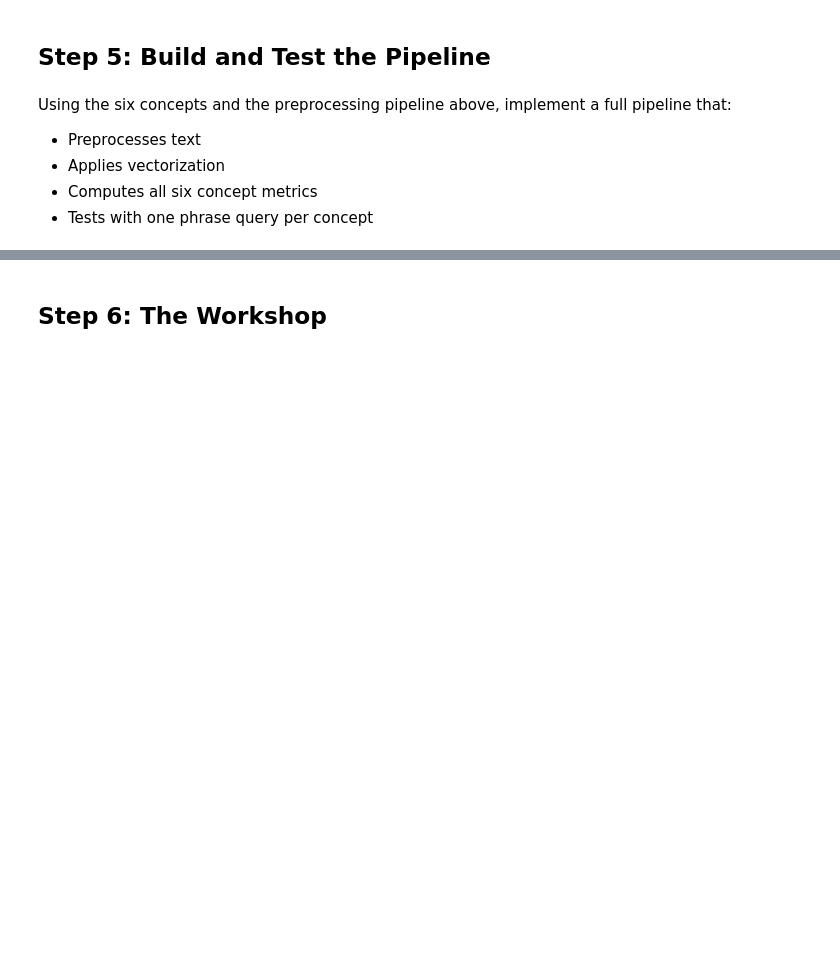
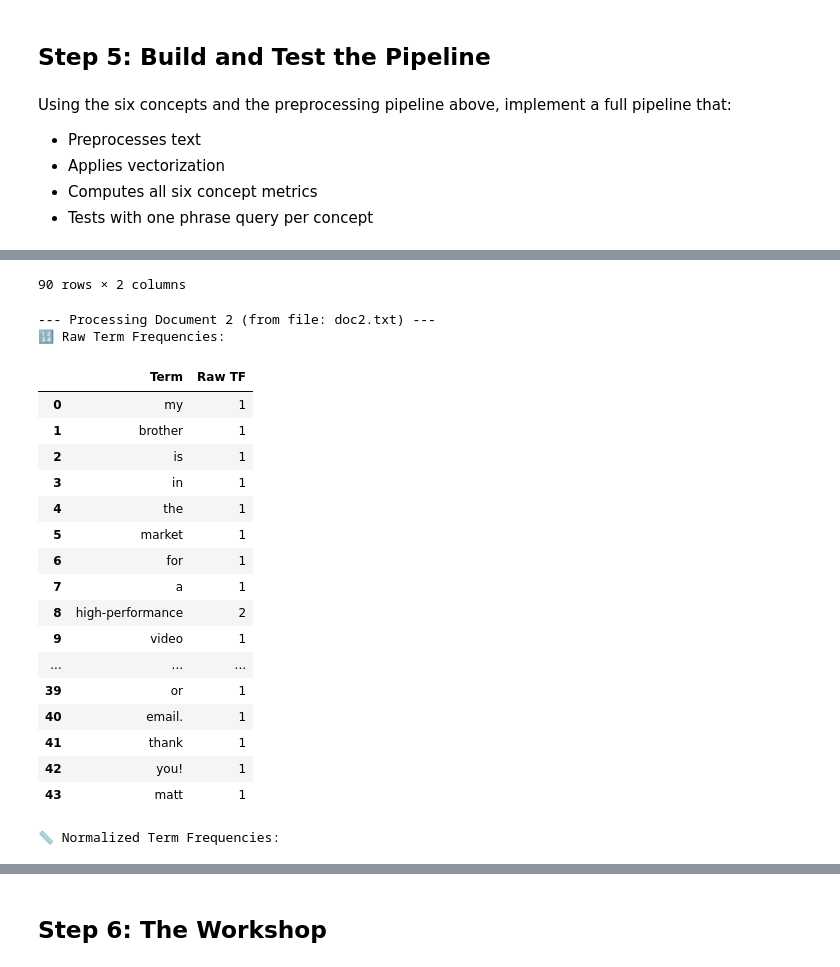
Before and after one commit to tcsgik/PROG8245_Lab7, a Jupyter notebook: IRBasics_VectorSpaceProximity.ipynb, the cells around one changed output, grey strips where cells are left out. Drawn from its saved outputs; the diff is of its cells as text; code cells hidden in the pictures; blank space fills up the shorter version.

```diff
--- a/IRBasics_VectorSpaceProximity.ipynb
+++ b/IRBasics_VectorSpaceProximity.ipynb
@@ -683,0 +741,59 @@ print("🔎 Term-Document Incidence Matrix:")
+# %%
+# Load documents into a list called corpus
+file_paths = sorted_doc_filenames(path=input_dir, prefix="doc", suffix=".txt")
+corpus = load_documents(file_paths)
+print(f"Loaded {len(corpus)} documents from '{input_dir}'.")
+
+# List to store TF results for each document
+all_tf_raw = []
+all_tf_normalized = []
+
+# Now, iterate through the loaded corpus (which is a list of documents)
+for i, doc_content in enumerate(corpus):
+    print(f"\n--- Processing Document {i+1} (from file: {file_paths[i].split('/')[-1]}) ---")
+
+    # Tokenize the document (simple lowercase + split)
+    tokens = doc_content.lower().split()
+
+    # Count term frequencies
+    tf_raw = Counter(tokens)
+
+    # Total number of words
+    total_terms = len(tokens)
+
+    # Compute normalized TF
+    tf_normalized = {term: count / total_terms for term, count in tf_raw.items()}
+
+    # Store results for each document
+    all_tf_raw.append(tf_raw)
+    all_tf_normalized.append(tf_normalized)
+
+    # Display results for the current document
+    print("🔢 Raw Term Frequencies:")
+    display(pd.DataFrame(tf_raw.items(), columns=["Term", "Raw TF"]))
+
+    print("\n📏 Normalized Term Frequencies:")
+    display(pd.DataFrame(tf_normalized.items(), columns=["Term", "TF (Normalized)"]))
+
+# Optional: You can further process or combine all_tf_raw and all_tf_normalized
+# For example, to see all unique terms and their raw counts across all documents:
+print("\n--- Aggregated Raw Term Frequencies Across All Documents ---")
+aggregated_raw_tf = Counter()
+for tf in all_tf_raw:
+    aggregated_raw_tf.update(tf)
+display(pd.DataFrame(aggregated_raw_tf.items(), columns=["Term", "Aggregated Raw TF"]))
+
+# You might want to create a DataFrame where each row is a document and columns are terms
+# (This is often a step towards creating a Term-Frequency Matrix for further analysis)
+print("\n--- Term Frequency Matrix (Normalized) ---")
+# Get all unique terms across all documents
+all_unique_terms = sorted(list(aggregated_raw_tf.keys()))
+
+tf_matrix_normalized = []
+for tf_norm_doc in all_tf_normalized:
+    row = {term: tf_norm_doc.get(term, 0) for term in all_unique_terms}
+    tf_matrix_normalized.append(row)
+
+tf_df = pd.DataFrame(tf_matrix_normalized)
+display(tf_df)
+# %% [output]
@@ -683,0 +830,21 @@ print("🔎 Term-Document Incidence Matrix:")
+90 rows × 2 columns
+--- Processing Document 2 (from file: doc2.txt) ---
+🔢 Raw Term Frequencies:
+|  | Term | Raw TF |
+| 0 | my | 1 |
+| 1 | brother | 1 |
+| 2 | is | 1 |
+| 3 | in | 1 |
+| 4 | the | 1 |
+| 5 | market | 1 |
+| 6 | for | 1 |
+| 7 | a | 1 |
+| 8 | high-performance | 2 |
+| 9 | video | 1 |
+| ... | ... | ... |
+| 39 | or | 1 |
+| 40 | email. | 1 |
+| 41 | thank | 1 |
+| 42 | you! | 1 |
+| 43 | matt | 1 |
+📏 Normalized Term Frequencies:
```
Also changed, not shown: parts of 7 cells of this notebook.
